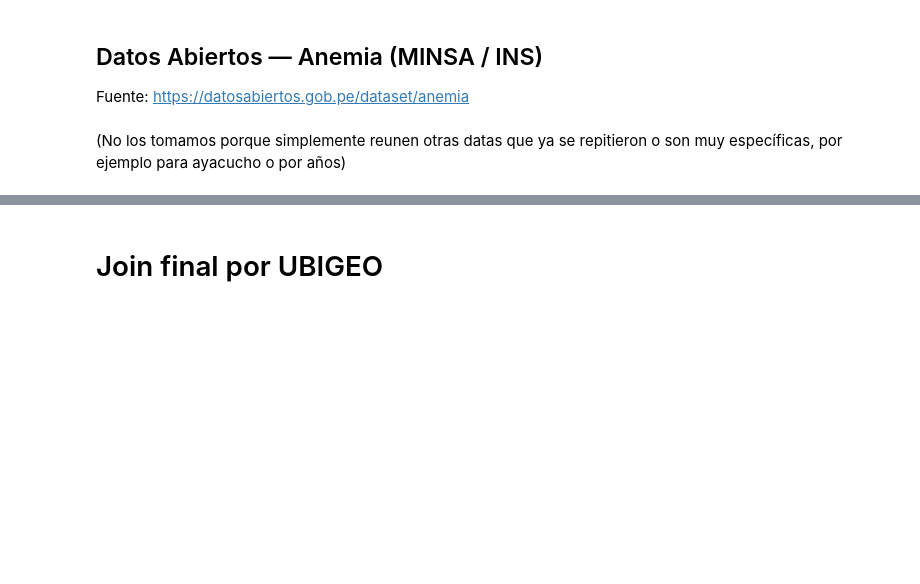
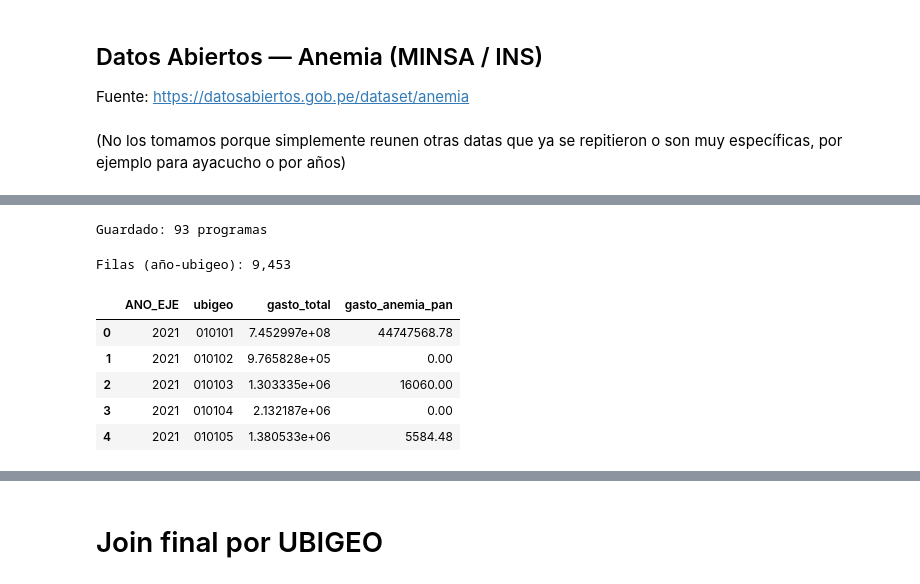
Before and after one commit to isdextre/causal-anemia-model, a Jupyter notebook: notebooks/00_join_ubigeo.ipynb, the cells around one changed output, grey strips where cells are left out. Cells and saved outputs as stored; diff of their text form; code cells hidden in the pictures; blank space fills up the shorter version.

```diff
--- a/notebooks/00_join_ubigeo.ipynb
+++ b/notebooks/00_join_ubigeo.ipynb
@@ -527,0 +751,40 @@ siaf.head()
+# %%
+programas.to_csv("../data/raw/SIAF_gasto_devengado/programas_presupuestales_unicos.csv",
+                  index=False, sep=";")
+
+print(f"Guardado: {len(programas)} programas")
+# %% [output]
+Guardado: 93 programas
+# %%
+# Gasto total: todos los programas presupuestales, sin filtrar
+gasto_total = (
+    gasto_siaf
+    .groupby(['ANO_EJE', 'ubigeo'], as_index=False)['monto_devengado_anual']
+    .sum()
+    .rename(columns={'monto_devengado_anual': 'gasto_total'})
+)
+
+# Gasto en anemia: solo PAN (0001)
+gasto_anemia = (
+    gasto_siaf[gasto_siaf['PROGRAMA_PPTO'] == '0001']
+    .groupby(['ANO_EJE', 'ubigeo'], as_index=False)['monto_devengado_anual']
+    .sum()
+    .rename(columns={'monto_devengado_anual': 'gasto_anemia_pan'})
+)
+
+# Unimos ambos en una sola tabla, una fila por año-ubigeo
+gasto_final = gasto_total.merge(gasto_anemia, on=['ANO_EJE', 'ubigeo'], how='left')
+
+# Si un distrito no tuvo gasto en PAN ese año, el merge deja NaN — lo correcto es 0, no vacío
+gasto_final['gasto_anemia_pan'] = gasto_final['gasto_anemia_pan'].fillna(0)
+
+print(f"Filas (año-ubigeo): {len(gasto_final):,}")
+gasto_final.head()
+# %% [output]
+Filas (año-ubigeo): 9,453
+|  | ANO_EJE | ubigeo | gasto_total | gasto_anemia_pan |
+| 0 | 2021 | 010101 | 7.452997e+08 | 44747568.78 |
+| 1 | 2021 | 010102 | 9.765828e+05 | 0.00 |
+| 2 | 2021 | 010103 | 1.303335e+06 | 16060.00 |
+| 3 | 2021 | 010104 | 2.132187e+06 | 0.00 |
+| 4 | 2021 | 010105 | 1.380533e+06 | 5584.48 |
```
Also changed, not shown: parts of 16 cells of this notebook.
